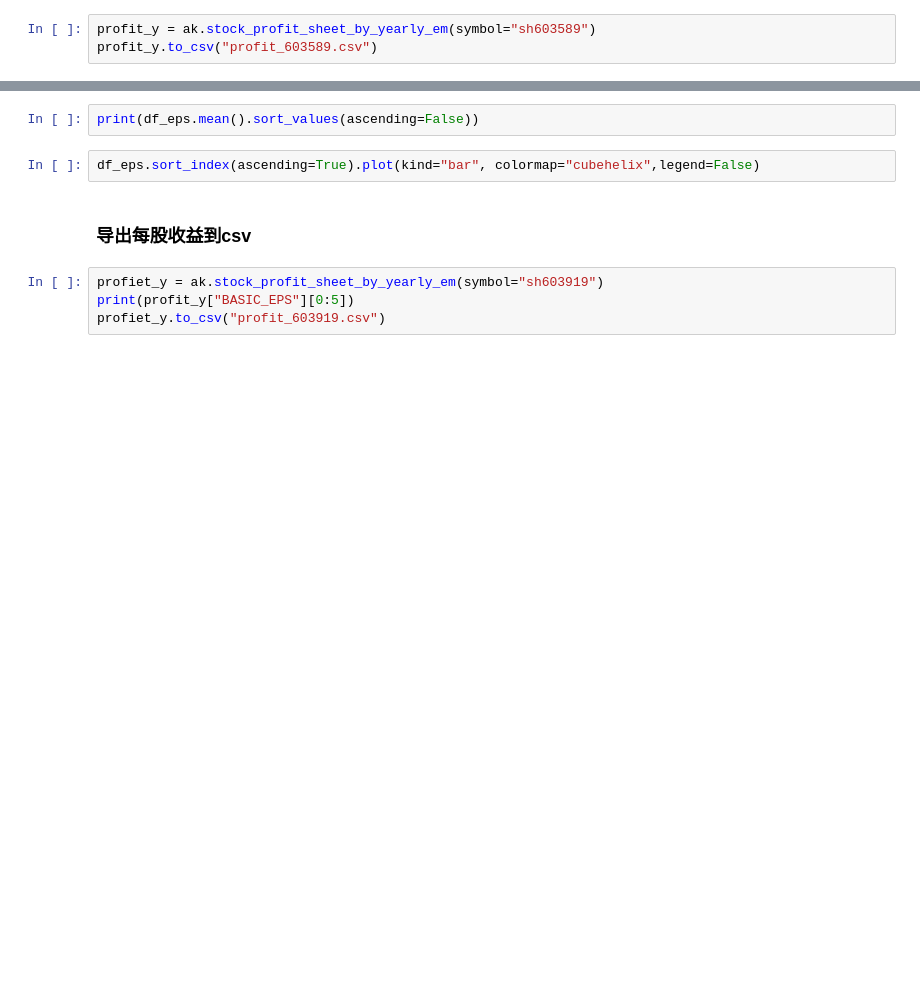
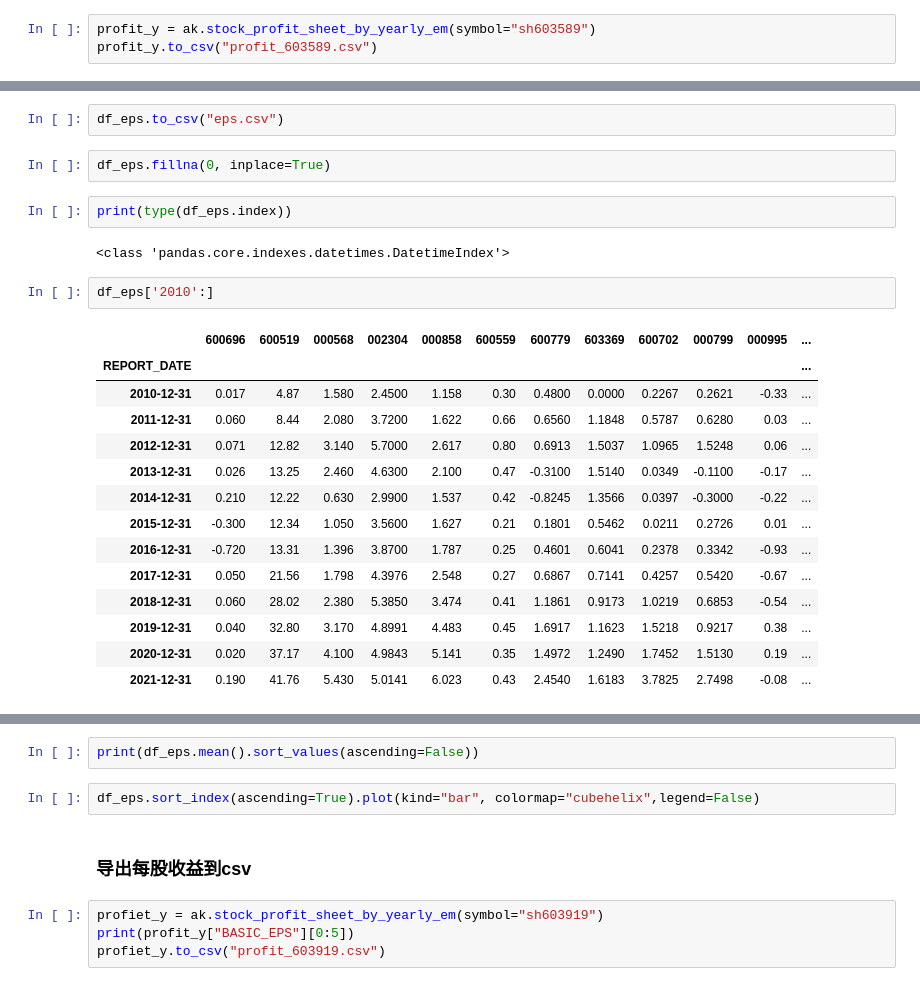
Before and after one commit to steven-xian/example, a Jupyter notebook: learn_python/finance/白酒行业分析.ipynb, the cells around one changed output, grey strips where cells are left out. Saved outputs shown, nothing was run; the diff lists cells and outputs as text; blank space fills up the shorter version.

```diff
--- a/learn_python/finance/白酒行业分析.ipynb
+++ b/learn_python/finance/白酒行业分析.ipynb
@@ -94,0 +115,25 @@ for i in range(len(stocks)):
+# %%
+df_eps.to_csv("eps.csv")
+# %%
+df_eps.fillna(0, inplace=True)
+# %%
+print(type(df_eps.index))
+# %% [output]
+<class 'pandas.core.indexes.datetimes.DatetimeIndex'>
+# %%
+df_eps['2010':]
+# %% [output]
+|  | 600696 | 600519 | 000568 | 002304 | 000858 | 600559 | 600779 | 603369 | 600702 | 000799 | 000995 | ... |
+| REPORT_DATE |  |  |  |  |  |  |  |  |  |  |  | ... |
+| 2010-12-31 | 0.017 | 4.87 | 1.580 | 2.4500 | 1.158 | 0.30 | 0.4800 | 0.0000 | 0.2267 | 0.2621 | -0.33 | ... |
+| 2011-12-31 | 0.060 | 8.44 | 2.080 | 3.7200 | 1.622 | 0.66 | 0.6560 | 1.1848 | 0.5787 | 0.6280 | 0.03 | ... |
+| 2012-12-31 | 0.071 | 12.82 | 3.140 | 5.7000 | 2.617 | 0.80 | 0.6913 | 1.5037 | 1.0965 | 1.5248 | 0.06 | ... |
+| 2013-12-31 | 0.026 | 13.25 | 2.460 | 4.6300 | 2.100 | 0.47 | -0.3100 | 1.5140 | 0.0349 | -0.1100 | -0.17 | ... |
+| 2014-12-31 | 0.210 | 12.22 | 0.630 | 2.9900 | 1.537 | 0.42 | -0.8245 | 1.3566 | 0.0397 | -0.3000 | -0.22 | ... |
+| 2015-12-31 | -0.300 | 12.34 | 1.050 | 3.5600 | 1.627 | 0.21 | 0.1801 | 0.5462 | 0.0211 | 0.2726 | 0.01 | ... |
+| 2016-12-31 | -0.720 | 13.31 | 1.396 | 3.8700 | 1.787 | 0.25 | 0.4601 | 0.6041 | 0.2378 | 0.3342 | -0.93 | ... |
+| 2017-12-31 | 0.050 | 21.56 | 1.798 | 4.3976 | 2.548 | 0.27 | 0.6867 | 0.7141 | 0.4257 | 0.5420 | -0.67 | ... |
+| 2018-12-31 | 0.060 | 28.02 | 2.380 | 5.3850 | 3.474 | 0.41 | 1.1861 | 0.9173 | 1.0219 | 0.6853 | -0.54 | ... |
+| 2019-12-31 | 0.040 | 32.80 | 3.170 | 4.8991 | 4.483 | 0.45 | 1.6917 | 1.1623 | 1.5218 | 0.9217 | 0.38 | ... |
+| 2020-12-31 | 0.020 | 37.17 | 4.100 | 4.9843 | 5.141 | 0.35 | 1.4972 | 1.2490 | 1.7452 | 1.5130 | 0.19 | ... |
+| 2021-12-31 | 0.190 | 41.76 | 5.430 | 5.0141 | 6.023 | 0.43 | 2.4540 | 1.6183 | 3.7825 | 2.7498 | -0.08 | ... |
```
Also changed, not shown: parts of 8 cells of this notebook.
